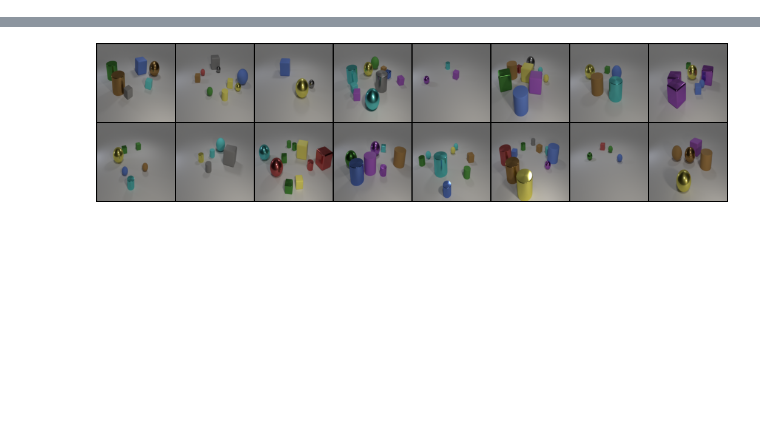
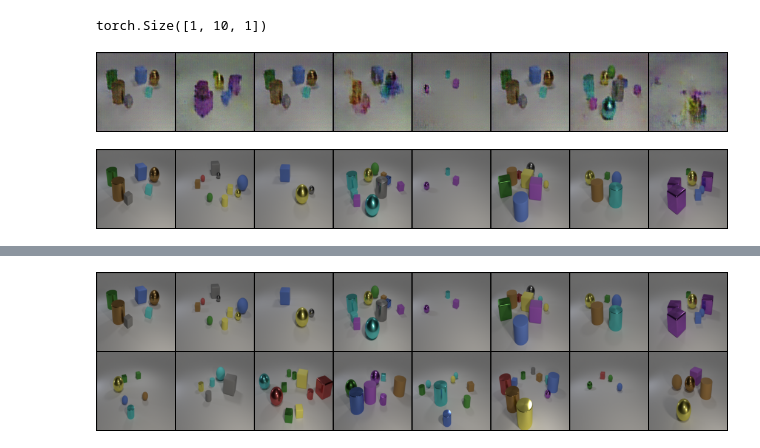
Before and after one commit to sebamenabar/SPACE-Pytorch-Implementation, a Jupyter notebook: inspect-nb.ipynb, the cells around one changed output, grey strips where cells are left out. Saved outputs shown, nothing was run; the diff lists cells and outputs as text; code cells hidden in the pictures; blank space fills up the shorter version.

```diff
--- a/inspect-nb.ipynb
+++ b/inspect-nb.ipynb
@@ -94,7 +35,0 @@ Mult-Adds             3.521344M
-# %%
-generator = Generator().cuda()
-z_bg = torch.randn(1, 1, 32).cuda()
-z_fg = torch.randn(1, 1, 64).cuda()
-view_bg = None
-view_fg = torch.rand(1, 9).cuda()
-summary(generator, z_bg, z_fg, view_bg, view_fg)
@@ -137,20 +35,0 @@ Mult-Adds             4.862889984G
-# %%
-def discriminator_loss(real, fake, style_real=None, style_fake=None):
-    real_loss = nn.functional.binary_cross_entropy_with_logits(real, torch.ones_like(real))
-    fake_loss = nn.functional.binary_cross_entropy_with_logits(fake, torch.zeros_like(fake))
-    total_disc_loss = real_loss + fake_loss
-
-    #if style_real:
-    #   total_disc_loss = total_disc_loss + style_loss(style_real, "ones")
-    #if style_fake:
-    #    total_disc_loss = total_disc_loss + style_loss(style_fake, "zeros")
-
-    return total_disc_loss
-
-
-def generator_loss(generated, style_fake=None):
-    total_g_loss = nn.functional.binary_cross_entropy_with_logits(generated, torch.ones_like(generated))
-    #if style_fake:
-    #    total_g_loss = total_g_loss + style_loss(style_fake, "ones")
-
-    return total_g_loss
@@ -167,0 +106,4 @@ criterion = nn.SmoothL1Loss(reduction='none')
+# %%
+torch.randn(1, 10, 2).chunk(2, -1)[0].size()
+# %% [output]
+torch.Size([1, 10, 1])
@@ -167,0 +258,8 @@ criterion = nn.SmoothL1Loss(reduction='none')
+# %%
+to_pil_grid(torch.sigmoid(recon).detach().cpu())
+# %% [output]
+[figure, added]
+# %%
+to_pil_grid(inp.cpu())
+# %% [output]
+[figure, added]
```
Also changed, not shown: parts of 37 cells of this notebook, 4 other files.
